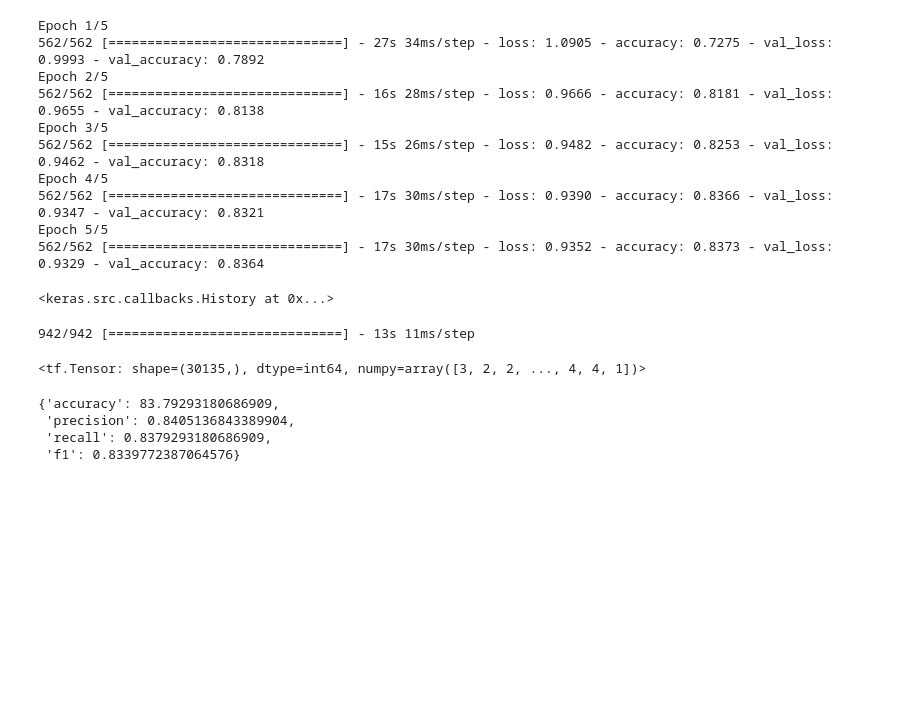
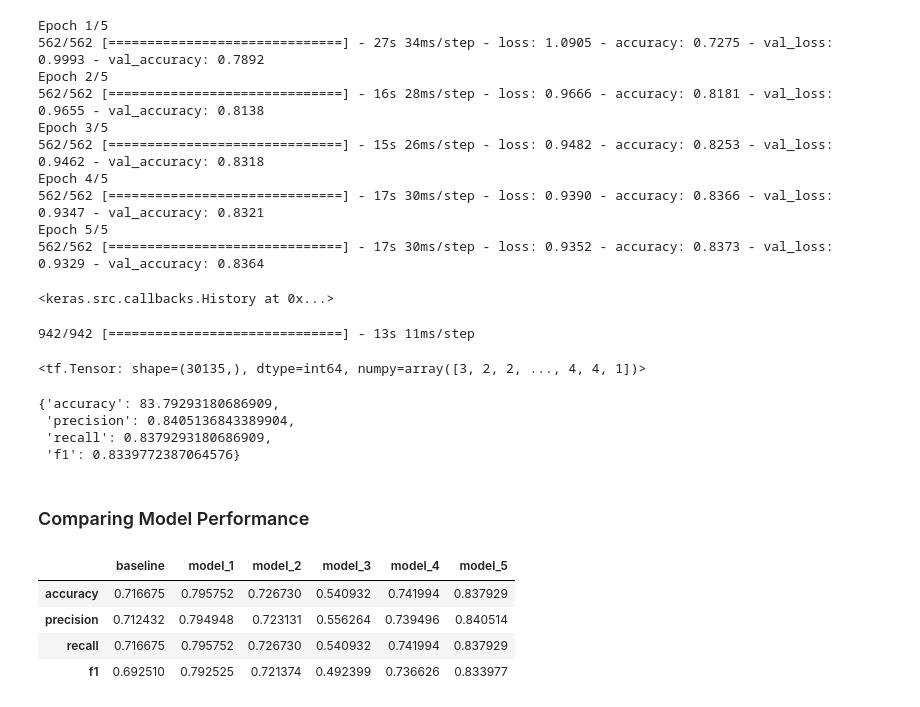
Before and after one commit to klsharma22/TensorflowCertifcationCourse, a Jupyter notebook: Milestone Projects/09_milestone_project_2_Skim_Lit.ipynb, the cells around one changed output. Drawn from its saved outputs; the diff is of its cells as text; code cells hidden in the pictures; blank space fills up the shorter version.

```diff
--- a/Milestone Projects/09_milestone_project_2_Skim_Lit.ipynb
+++ b/Milestone Projects/09_milestone_project_2_Skim_Lit.ipynb
@@ -1132,3 +1132,15 @@ model_5_results
  'precision': 0.8405136843389904,
  'recall': 0.8379293180686909,
  'f1': 0.8339772387064576}
+# %% [markdown]
+### Comparing Model Performance
+# %%
+model_all_results = pd.DataFrame([baseline_results, model_1_results, model_2_results, model_3_results, model_4_results, model_5_results], index= ['baseline', 'model_1', 'model_2', 'model_3', 'model_4', 'model_5'])
+model_all_results['accuracy'] = model_all_results['accuracy'] / 100
+model_all_results.transpose()
+# %% [output]
+|  | baseline | model_1 | model_2 | model_3 | model_4 | model_5 |
+| accuracy | 0.716675 | 0.795752 | 0.726730 | 0.540932 | 0.741994 | 0.837929 |
+| precision | 0.712432 | 0.794948 | 0.723131 | 0.556264 | 0.739496 | 0.840514 |
+| recall | 0.716675 | 0.795752 | 0.726730 | 0.540932 | 0.741994 | 0.837929 |
+| f1 | 0.692510 | 0.792525 | 0.721374 | 0.492399 | 0.736626 | 0.833977 |
```
Also changed, not shown: parts of 2 cells of this notebook.
